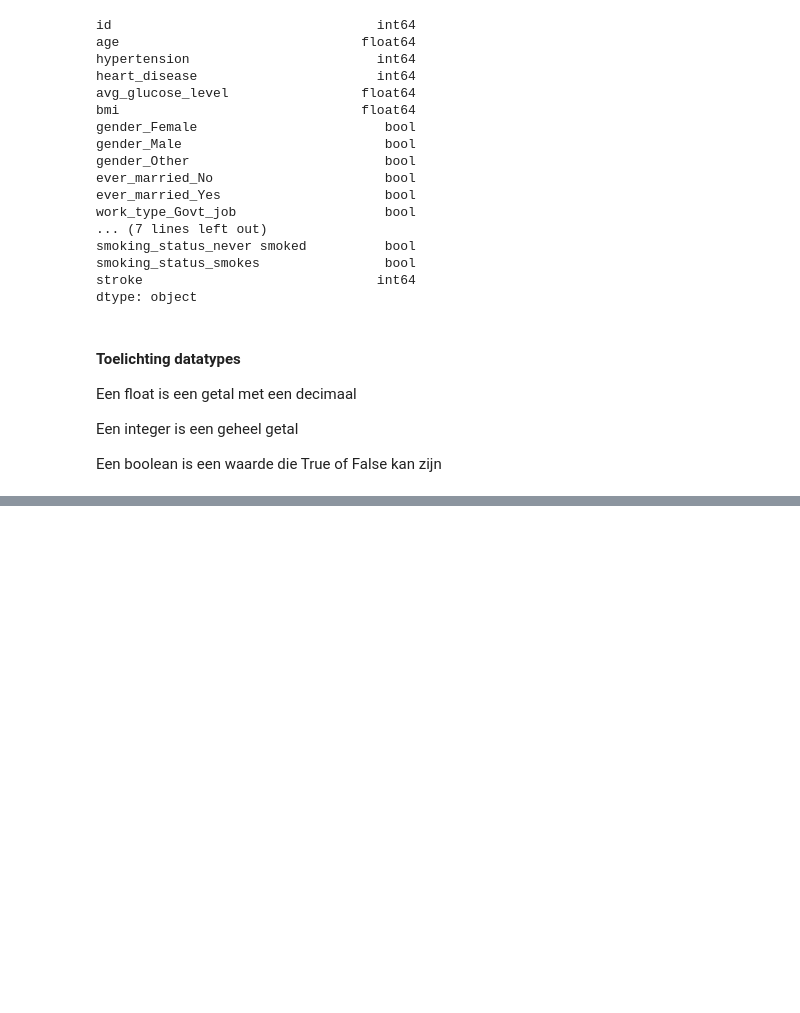
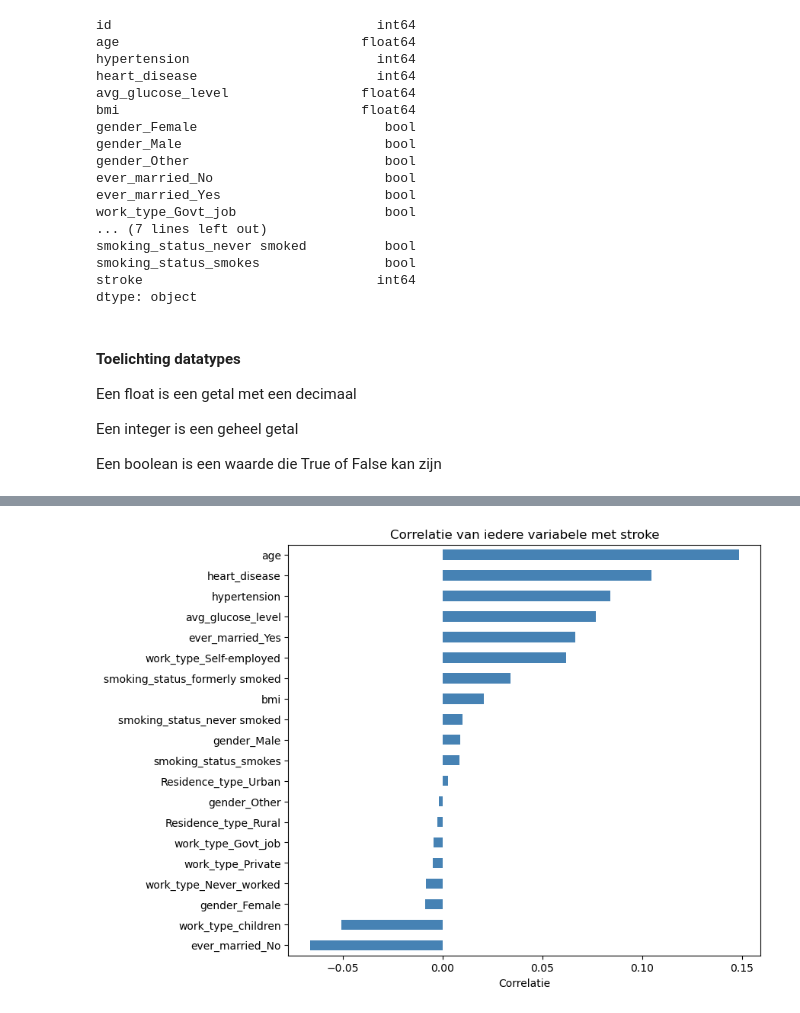
Before and after one commit to AlishaSR2k5/Machine-Learning-Portfolio-1, a Jupyter notebook: portfolio_opdracht_stroke.ipynb, the cells around one changed output, grey strips where cells are left out. Saved outputs shown, nothing was run; the diff lists cells and outputs as text; code cells hidden in the pictures; blank space fills up the shorter version.

```diff
--- a/portfolio_opdracht_stroke.ipynb
+++ b/portfolio_opdracht_stroke.ipynb
@@ -139,0 +154,18 @@ df.describe()
+# %%
+# importeren voor de grafieken
+import matplotlib.pyplot as plt
+import seaborn as sns
+
+# id weglaten en True/False omzetten naar 1/0 zodat we kunnen rekenen
+df_num = df.drop(columns=["id"]).astype(float)
+
+# correlatie van iedere kolom met stroke, van hoog naar laag
+correlaties = df_num.corr()["stroke"].drop("stroke").sort_values()
+
+# horizontale staafgrafiek van de correlaties
+correlaties.plot(kind="barh", figsize=(8, 7), color="steelblue")
+plt.title("Correlatie van iedere variabele met stroke")
+plt.xlabel("Correlatie")
+plt.show()
+# %% [output]
+[figure, added]
```
Also changed, not shown: parts of 14 cells of this notebook.
